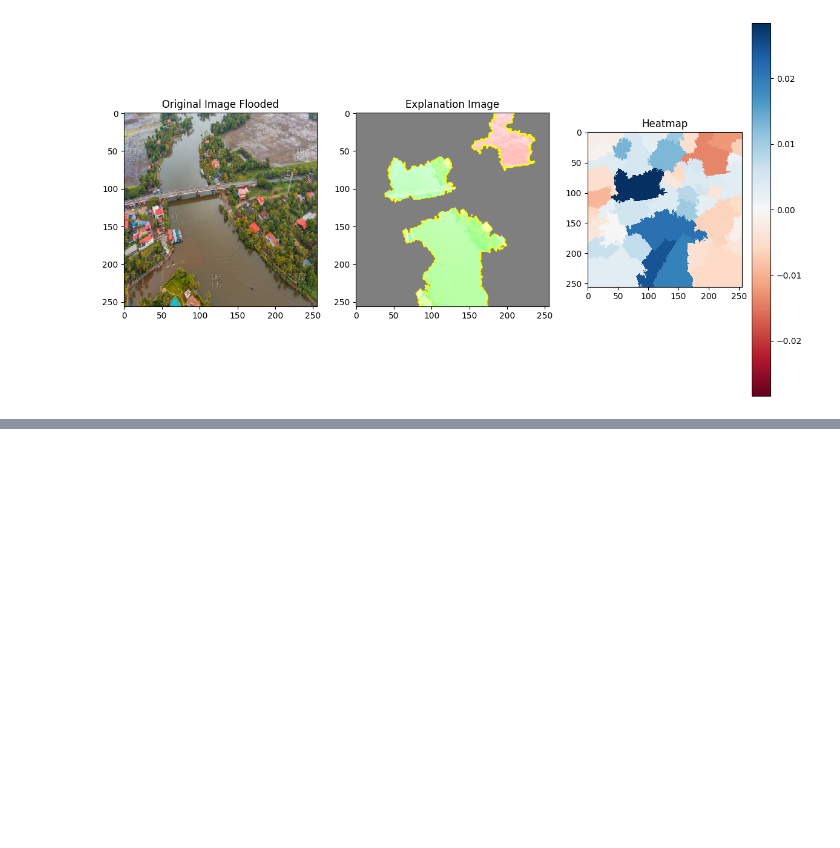
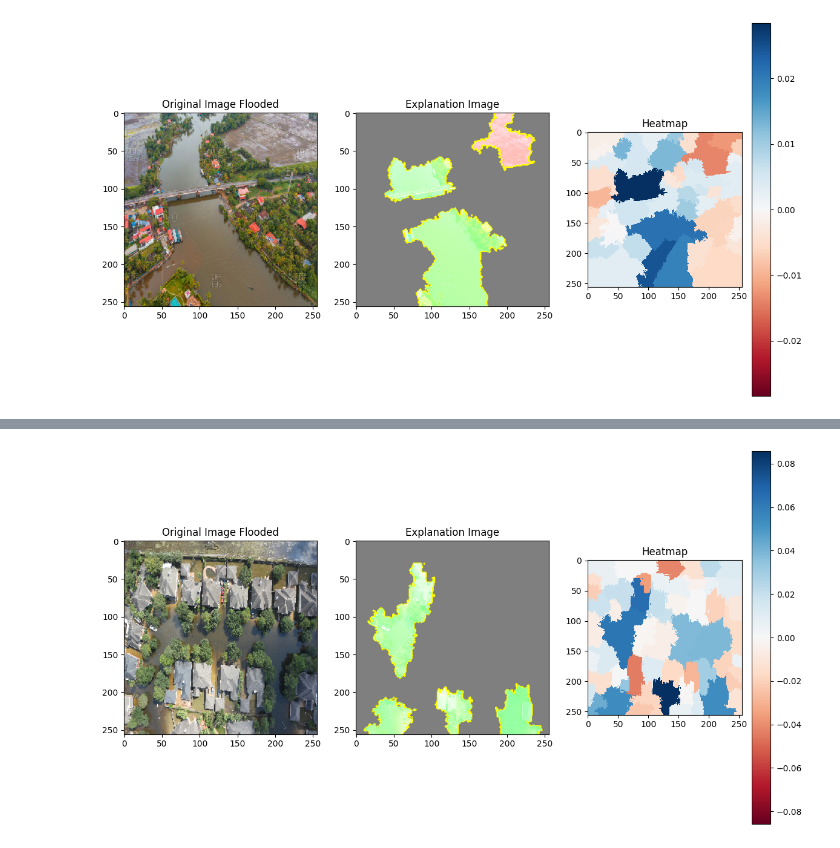
Before and after one commit to AbdulManaf12/Post-Flood-Disaster-Management, a Jupyter notebook: Classification/XAI_models.ipynb, the cells around one changed output, grey strips where cells are left out. Cells and saved outputs as stored; diff of their text form; code cells hidden in the pictures; blank space fills up the shorter version.

```diff
--- a/Classification/XAI_models.ipynb
+++ b/Classification/XAI_models.ipynb
@@ -241,0 +270,3 @@ Predicted: Flooded with 99.78% confidence
+# %%
+apply_lime(floodnet_test_images[2], floodnet_test_labels[2])
+# %% [output]
@@ -241,0 +290 @@ Predicted: Flooded with 99.78% confidence
+[figure, added]
```
Also changed, not shown: parts of 5 cells of this notebook.
